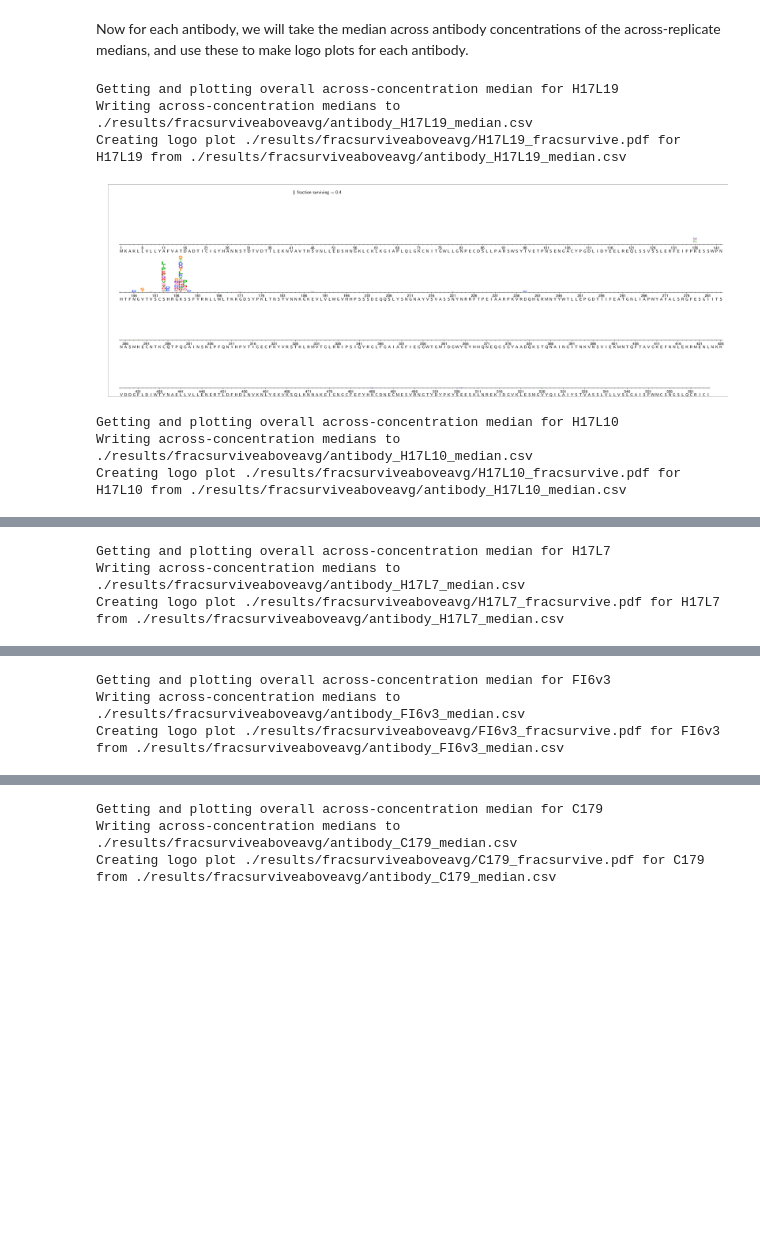
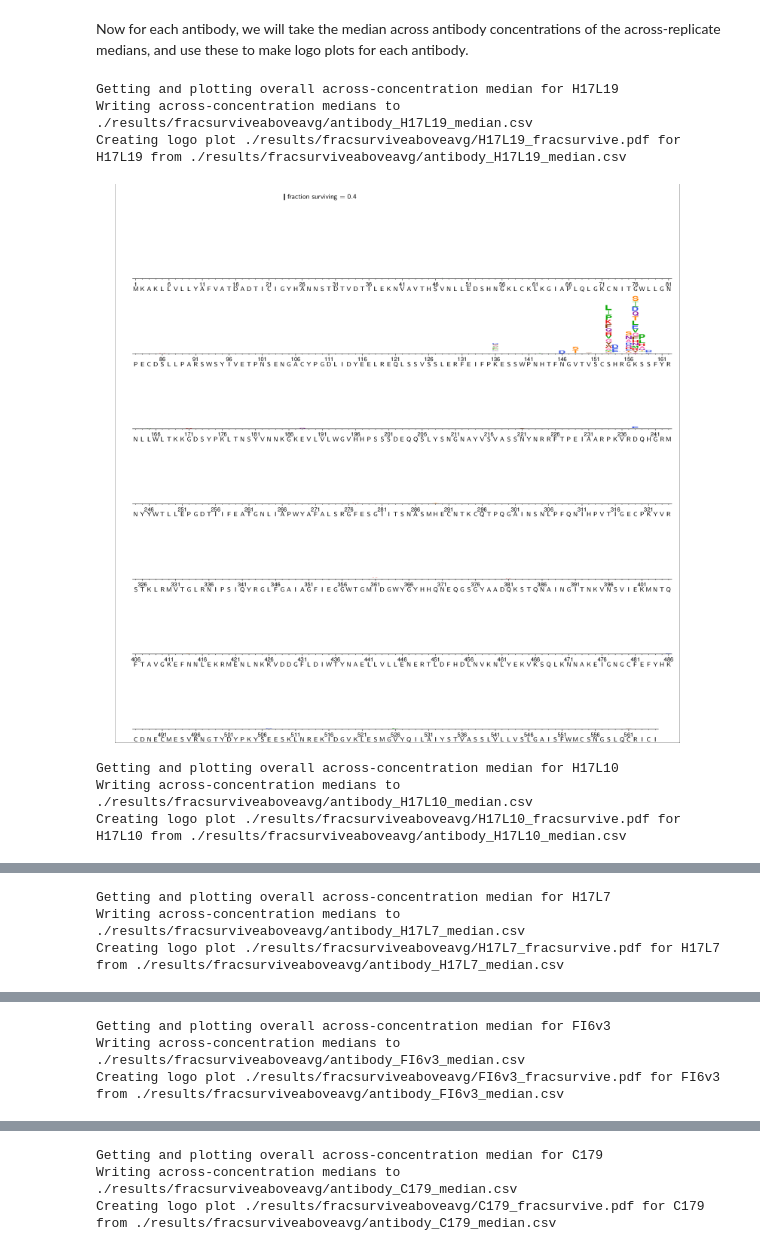
Before and after one commit to jbloomlab/HA_antibody_ease_of_escape, a Jupyter notebook: analysis_code/analysis_notebook.ipynb, the cells around one changed output, grey strips where cells are left out. Saved outputs shown, nothing was run; the diff lists cells and outputs as text; code cells hidden in the pictures; blank space fills up the shorter version.

Commit message:
all plots made and copied to paper figs directory

```diff
--- a/analysis_code/analysis_notebook.ipynb
+++ b/analysis_code/analysis_notebook.ipynb
@@ -100,17 +100,16 @@ To download these files, we just pass that dataframe to the [dms_tools2.sra.fast
 Note that this requires the `fastq-dump` and `aspera` programs to be installed on the computer you are using at the specified paths.
 # %%
 print('Downloading FASTQ files from the SRA...')
-#dms_tools2.sra.fastqFromSRA(
-#        samples=samples,
-#        fastq_dump='fastq-dump', # valid path to this program on the Hutch server
-#        fastqdir=fastqdir,
-#        aspera=(
-#            '/app/aspera-connect/3.5.1/bin/ascp', # valid path to ascp on Hutch server
-#            '/app/aspera-connect/3.5.1/etc/asperaweb_id_dsa.openssh' # Aspera key on Hutch server
-#            ),
-#        overwrite={'no':True, 'yes':False}[use_existing]
-#        )
-samples['R1'] = 'temp' # delete
+dms_tools2.sra.fastqFromSRA(
+        samples=samples,
+        fastq_dump='fastq-dump', # valid path to this program on the Hutch server
+        fastqdir=fastqdir,
+        aspera=(
+            '/app/aspera-connect/3.5.1/bin/ascp', # valid path to ascp on Hutch server
+            '/app/aspera-connect/3.5.1/etc/asperaweb_id_dsa.openssh' # Aspera key on Hutch server
+            ),
+        overwrite={'no':True, 'yes':False}[use_existing]
+        )
 print('Completed download of FASTQ files from the SRA')
 # %% [output]
 Downloading FASTQ files from the SRA...
@@ -344,7 +343,8 @@ for (arg_aboveavg, outdir) in [('', fracsurvivedir),
             --outdir {outdir} \
             --indir {countsdir} \
             --use_existing {use_existing} \
-            {arg_aboveavg}
+            {arg_aboveavg} \
+            --showcorrdiag no
     print("Completed run.")
 # %% [output]
 Running dms2_batch_fracsurvive and writing output to ./results/fracsurvive/
@@ -411,43 +411,48 @@ When considering the plots above, a couple things are clear:
 # %% [markdown]
 Now for each antibody, we will take the median across antibody concentrations of the across-replicate medians, and use these to make logo plots for each antibody.
 # %%
+medianfiles = []
+logoplots = []
 for antibody in fracsurvivebatch['antibody'].unique():
     print('\nGetting and plotting overall across-concentration median for {0}'.format(antibody))
 
     # list of files
     medianfracsurvive_files = glob.glob('{0}*{1}-*medianmutfracsurvive.csv'
             .format(fracsurviveprefix, antibody))
 
     # Average across mutation fraction surviving
     medianmutdf = dms_tools2.fracsurvive.avgMutFracSurvive(medianfracsurvive_files, 'median')
 
     # Write dataframe to csv files
     medianfile = os.path.join(fracsurviveaboveavgdir, 'antibody_{0}_median.csv'.format(antibody))
+    medianfiles.append(medianfile)
     print("Writing across-concentration medians to {0}".format(medianfile))
     medianmutdf.to_csv(medianfile, index=False)
 
     # now make logo plot
     # scale bar unit is maximum effect
     scaleunit = '{0:.1g}'.format(medianmutdf['mutfracsurvive'].max())
     scalelabel = '"fraction surviving = {0}"'.format(scaleunit)
     logoplot = os.path.join(fracsurviveaboveavgdir, '{0}_fracsurvive.pdf'.format(antibody))
+    logoplots.append(logoplot)
     print("Creating logo plot {0} for {1} from {2}".format(logoplot, antibody, medianfile))
     log = !dms2_logoplot \
             --fracsurvive {medianfile} \
             --name {antibody} \
             --outdir {fracsurviveaboveavgdir} \
             --numberevery 5 \
-            --nperline 142 \
+            --nperline 81 \
+            --underlay yes \
             --overlay1 {medianfile} wildtype wildtype \
-            --underlay yes \
             --scalebar {scaleunit} {scalelabel} \
-            --use_existing {use_existing}
+            --use_existing no
+
     showPDF(logoplot)
 # %% [output]
 Getting and plotting overall across-concentration median for H17L19
 Writing across-concentration medians to ./results/fracsurviveaboveavg/antibody_H17L19_median.csv
 Creating logo plot ./results/fracsurviveaboveavg/H17L19_fracsurvive.pdf for H17L19 from ./results/fracsurviveaboveavg/antibody_H17L19_median.csv
-[figure, old version]
+[figure, new version]
 Getting and plotting overall across-concentration median for H17L10
 Writing across-concentration medians to ./results/fracsurviveaboveavg/antibody_H17L10_median.csv
 Creating logo plot ./results/fracsurviveaboveavg/H17L10_fracsurvive.pdf for H17L10 from ./results/fracsurviveaboveavg/antibody_H17L10_median.csv
```
Also changed, not shown: parts of 3 cells of this notebook.
